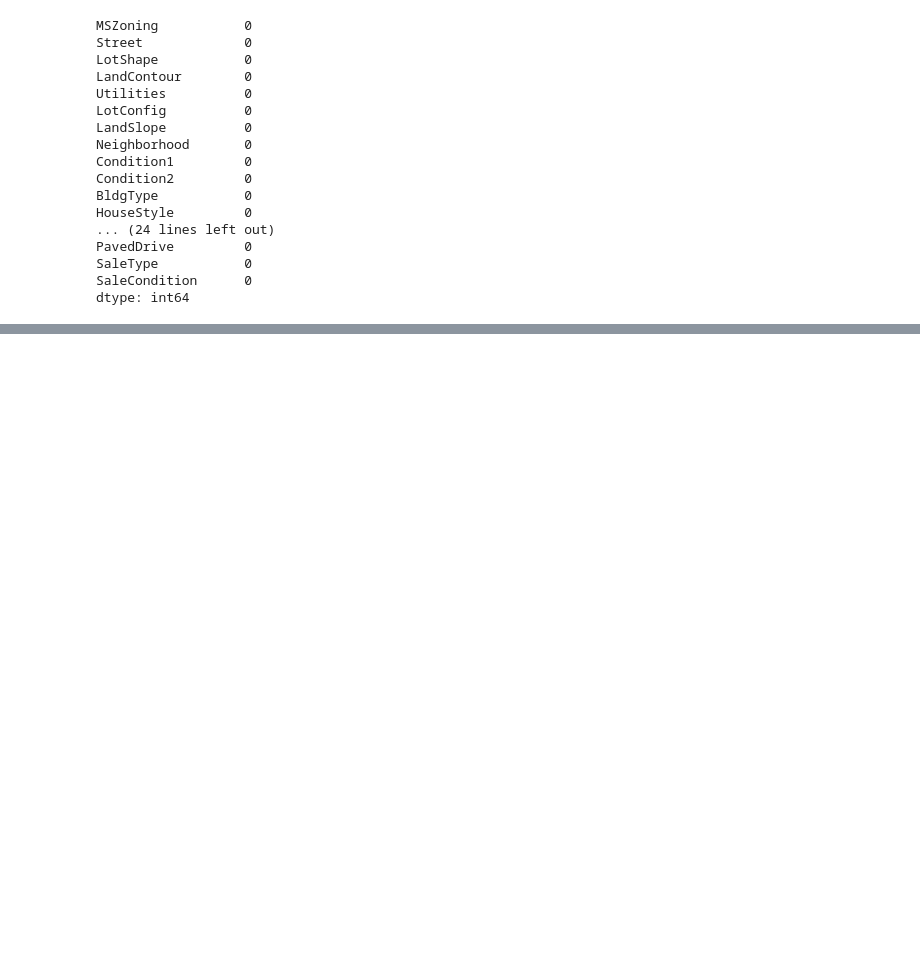
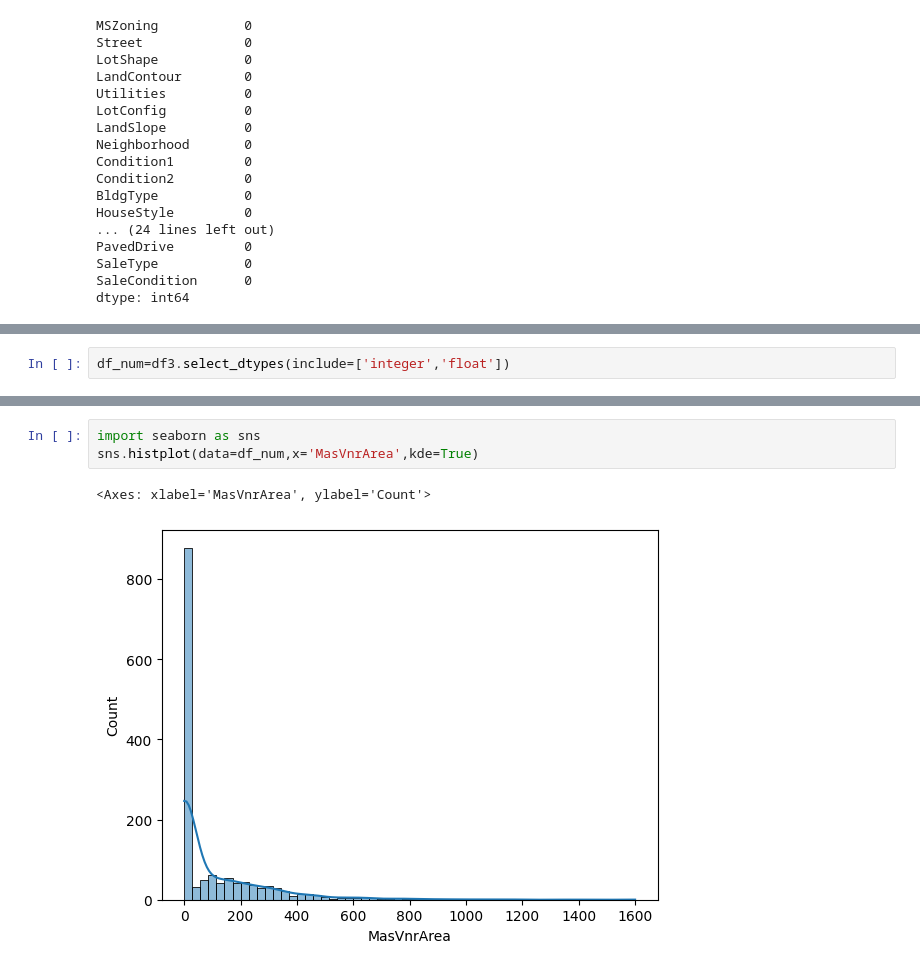
Before and after one commit to Ayomide906/MyProjects, a Jupyter notebook: Project3/kaggle_adv_REGRE.ipynb, the cells around one changed output, grey strips where cells are left out. Cells and saved outputs as stored; diff of their text form; blank space fills up the shorter version.

```diff
--- a/Project3/kaggle_adv_REGRE.ipynb
+++ b/Project3/kaggle_adv_REGRE.ipynb
@@ -160,0 +159,2 @@ dtype: int64
+# %%
+df_num=df3.select_dtypes(include=['integer','float'])
@@ -160,0 +171,6 @@ dtype: int64
+# %%
+import seaborn as sns
+sns.histplot(data=df_num,x='MasVnrArea',kde=True)
+# %% [output]
+<Axes: xlabel='MasVnrArea', ylabel='Count'>
+[figure, added]
```
Also changed, not shown: parts of 23 cells of this notebook.
